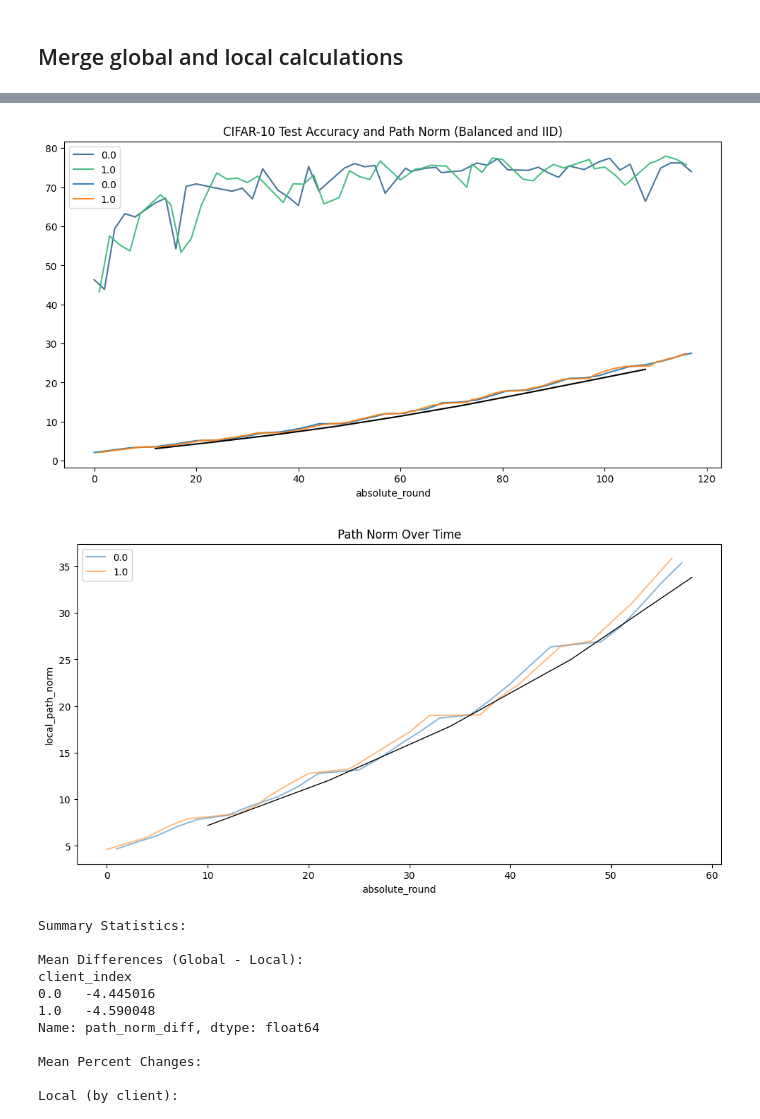
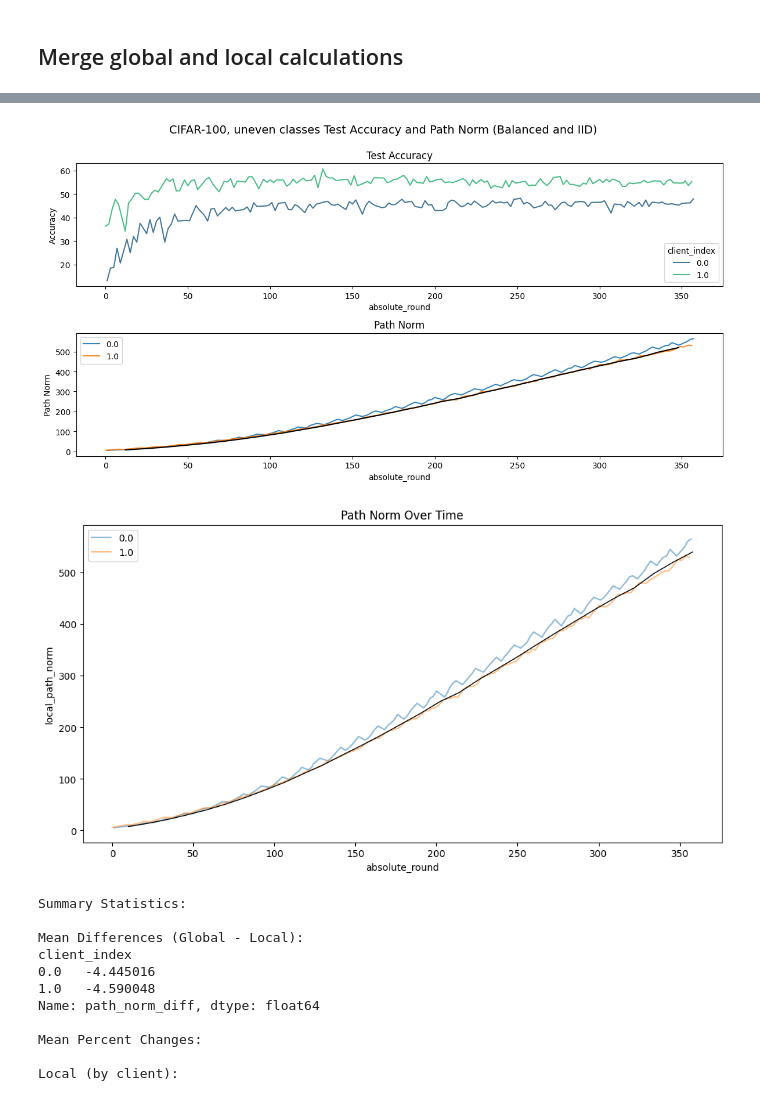
Before and after one commit to vaughankraska/fedland, a Jupyter notebook: scripts/quick_plots.ipynb, the cells around one changed output, grey strips where cells are left out. Saved outputs shown, nothing was run; the diff lists cells and outputs as text; code cells hidden in the pictures.

```diff
--- a/scripts/quick_plots.ipynb
+++ b/scripts/quick_plots.ipynb
@@ -19,9 +19,9 @@ from fedland.database_models.experiment import experiment_store, Experiment
 # EXPERIMENT_ID = "67235cb4e286058bcd2e5f5d"  # Offsetting
 # EXPERIMENT_ID = "672380095dc2f66ef4e6ff0b"    # 3 clients Imabalance
 
-EXPERIMENT_ID = "67292bb90fe17824cc25b989"    # CIFAR-10 TEST
+# EXPERIMENT_ID = "67292bb90fe17824cc25b989"    # CIFAR-10 TEST
 # EXPERIMENT_ID = "67294a2ef407ec33edbc2f13"    # CIFAR-100 TEST
-# EXPERIMENT_ID = "6729e9ec280a81c198affa11"    # CIFAR-100 TEST (30 rounds)
+EXPERIMENT_ID = "6729e9ec280a81c198affa11"    # CIFAR-100 TEST (30 rounds)
 
 FEDN_URL = "localhost"
 FEDN_PORT = 8092
@@ -340,25 +338,27 @@ merged_df.head(27)
 # %%
-plt.figure(figsize=(12, 6))
-# sns.lineplot(data=merged_df[merged_df['round_type'] == 'local'],
-#              x='absolute_round', y='local_train_accuracy',
-#              hue='client_index', alpha=0.5)
+fig, (ax1, ax2) = plt.subplots(2, 1, figsize=(12, 6))
 sns.lineplot(data=merged_df[merged_df['round_type'] == 'local'],
              x='absolute_round', y='local_test_accuracy',
-             hue='client_index', alpha=0.9, palette="viridis")
+             hue='client_index', alpha=0.9, palette="viridis",
+             ax=ax1)
+ax1.set_title('Test Accuracy')
+ax1.set_ylabel('Accuracy')
 sns.lineplot(data=merged_df[merged_df['round_type'] == 'local'],
              x='absolute_round', y='local_path_norm',
-             hue='client_index', alpha=0.9)
+             hue='client_index', alpha=0.9,
+             ax=ax2)
 sns.lineplot(data=merged_df[merged_df['round_type'] == 'local'].drop_duplicates(subset=['global_path_norm']),
              x='absolute_round', y='global_path_norm',
-             color="black")
-# sns.lineplot(data=merged_df[merged_df['round_type'] == 'global'],
-#              x='absolute_round', y='global_train_accuracy',
-#              color='black', linewidth=1)
-plt.title('CIFAR-10 Test Accuracy and Path Norm (Balanced and IID)')
-plt.ylabel("")
+             color="black",
+             ax=ax2)
+ax2.set_title('Path Norm')
+ax2.set_ylabel('Path Norm')
+plt.tight_layout()
+fig.suptitle(f'{exps.get("description")} Test Accuracy and Path Norm (Balanced and IID)', y=1.05, fontsize=14)
+
 plt.show()
 # %% [output]
-[figure, old version]
+[figure, new version]
 # %%
 plt.figure(figsize=(12, 6))
 sns.lineplot(data=merged_df[merged_df['round_type'] == 'local'],
@@ -370,7 +370,7 @@ sns.lineplot(data=merged_df[merged_df['round_type'] == 'global'].drop_duplicates
 plt.title('Path Norm Over Time')
 plt.show()
 # %% [output]
-[figure, old version]
+[figure, new version]
 # %%
 plot_path_norm_analysis(merged_df)
 plt.show()
```
Also changed, not shown: parts of 7 cells of this notebook, 4 other files.
